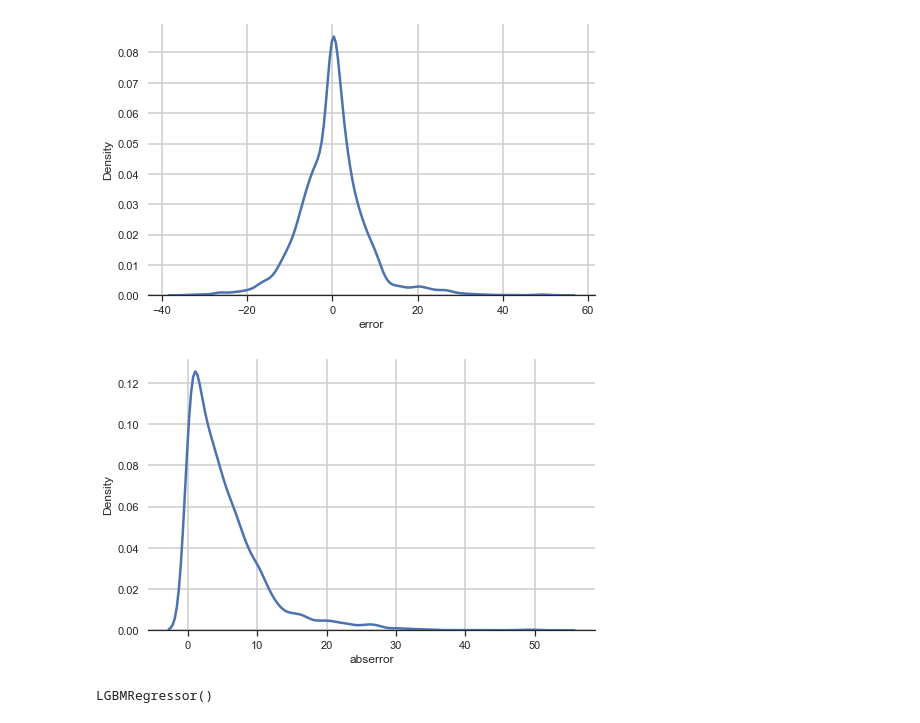
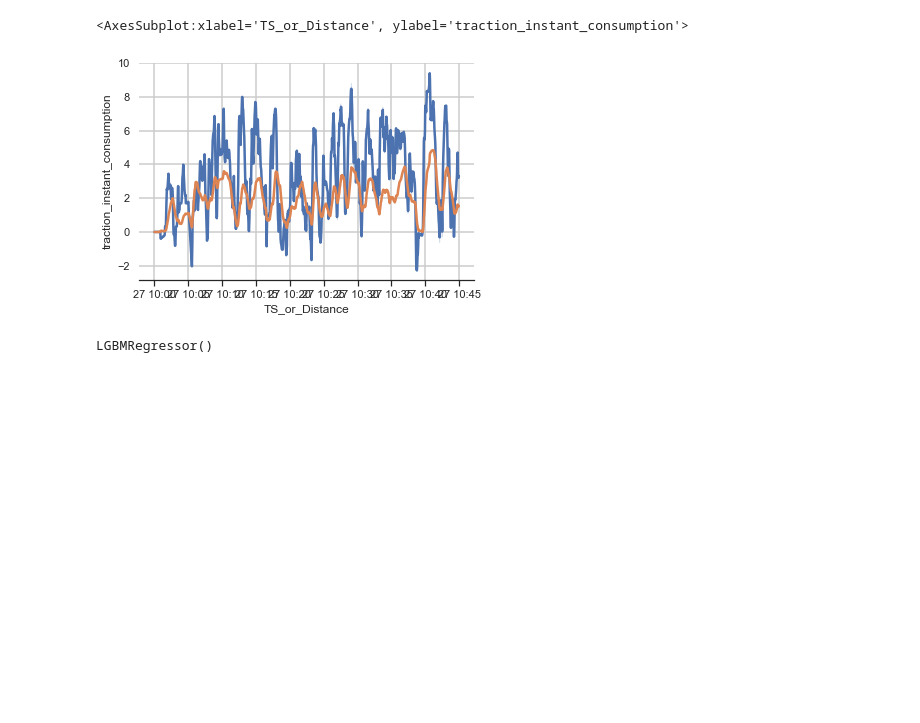
Before and after one commit to simonmoesorensen/energy-consumption-project, a Jupyter notebook: notebooks/physical_model_new.ipynb, the cells around one changed output. Drawn from its saved outputs; the diff is of its cells as text; code cells hidden in the pictures; blank space fills up the shorter version.

```diff
--- a/notebooks/physical_model_new.ipynb
+++ b/notebooks/physical_model_new.ipynb
@@ -67,3 +44,3 @@ def get_traction_power(V, ux):  # Velocity, x-axis acceleration
 # %%
-df = load_trips(["M3_VH"], trips=[7995], sampling='2s')
-df_test = load_trips(["M3_VH"], trips=[7448], sampling='2s')
+# df = load_trips(["M3_VH"], trips=[7995], sampling='2s')
+# df_test = load_trips(["M3_VH"], trips=[7448], sampling='2s')
@@ -88,6 +47,6 @@ TS_or_Distance
 # %%
-df = df.query("`pass` == 0")
-df_test = df_test.query("`pass` == 0")
+# df = df.query("`pass` == 0")
+# df_test = df_test.query("`pass` == 0")
 # %%
 # df[["acceleration_y", "acceleration_z", "acceleration_x"]] = df[["acceleration_y", "acceleration_z", "acceleration_x"]] * g
 # df_test[["acceleration_y", "acceleration_z", "acceleration_x"]] = df_test[["acceleration_y", "acceleration_z", "acceleration_x"]] * g
@@ -133,0 +81,3 @@ plt.tight_layout()
+# %%
+physical_model = PhysicalModel()
+physical_model.fit("velocity", "acceleration_y")
@@ -134,12 +98,12 @@ plt.tight_layout()
 # %%
 df = (
-    df.assign(kW_pred=lambda x: get_traction_power(x["velocity"], x["acceleration_x"]) / 25000)
+    df.assign(kW_pred=physical_model.predict(df))
+      .assign(error=lambda x: (x["kW_pred"] - x["traction_instant_consumption"]))
+      .assign(abserror=lambda x: np.abs(x["error"]))
+)
+
+df_test = (
+    df_test.assign(kW_pred=physical_model.predict(df_test))
     .assign(error=lambda x: (x["kW_pred"] - x["traction_instant_consumption"]))
     .assign(abserror=lambda x: np.abs(x["error"]))
 )
-
-df_test = (
-    df_test.assign(kW_pred=lambda x: get_traction_power(x["velocity"], x["acceleration_x"]) / 25000)
-    .assign(error=lambda x: (x["kW_pred"] - x["traction_instant_consumption"]))
-    .assign(abserror=lambda x: np.abs(x["error"]))
-)
@@ -166,12 +110,9 @@ df.drop(['route', 'street_name_start'], axis=1)
-# %%
-sns.kdeplot(df.error)
-plt.show()
-
-sns.kdeplot(df.abserror)
-plt.show()
-# %% [output]
-[figure, removed]
-[figure, removed]
+# %%
+sns.lineplot(data=df.rolling("1min").mean().reset_index(), x="TS_or_Distance", y="traction_instant_consumption")
+sns.lineplot(data=df.rolling("1min").mean().reset_index(), x="TS_or_Distance", y="kW_pred")
+# %% [output]
+<AxesSubplot:xlabel='TS_or_Distance', ylabel='traction_instant_consumption'>
+[figure, added]
 # %%
 features = ["acc.xyz.x", "acc.xyz.y", "acc.xyz.z",
             "obd.strg_pos.value", "obd.strg_ang.value", "obd.strg_acc.value",
```
Also changed, not shown: parts of 9 cells of this notebook, 5 other files.
